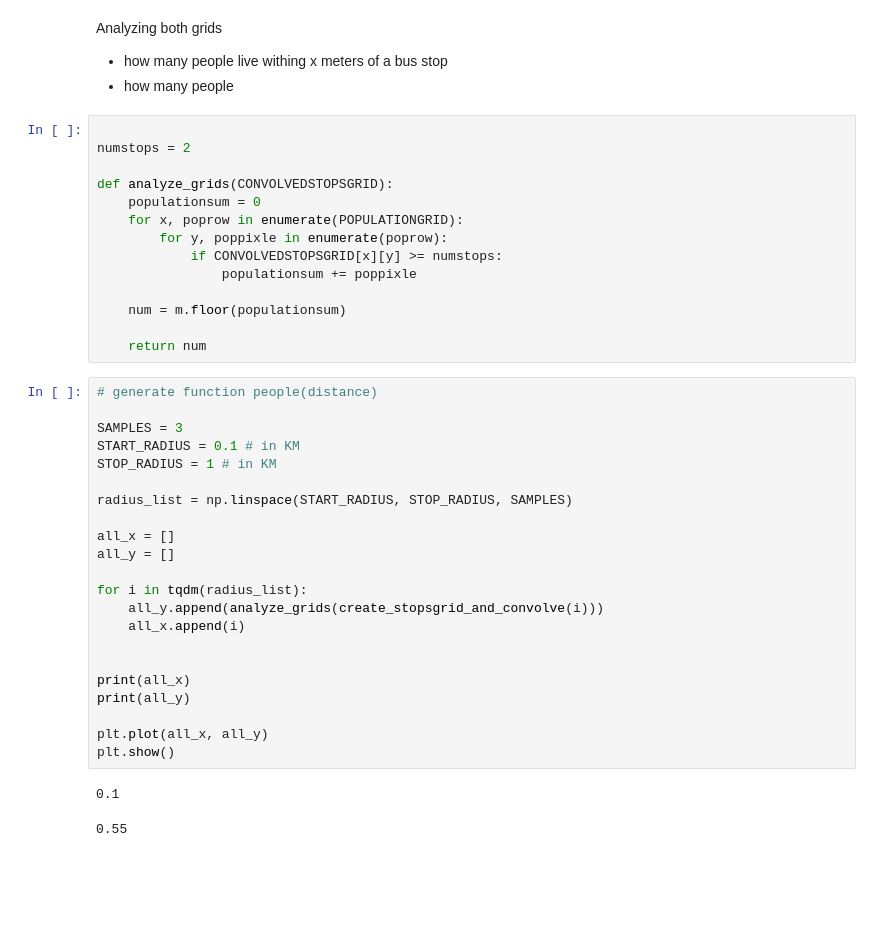
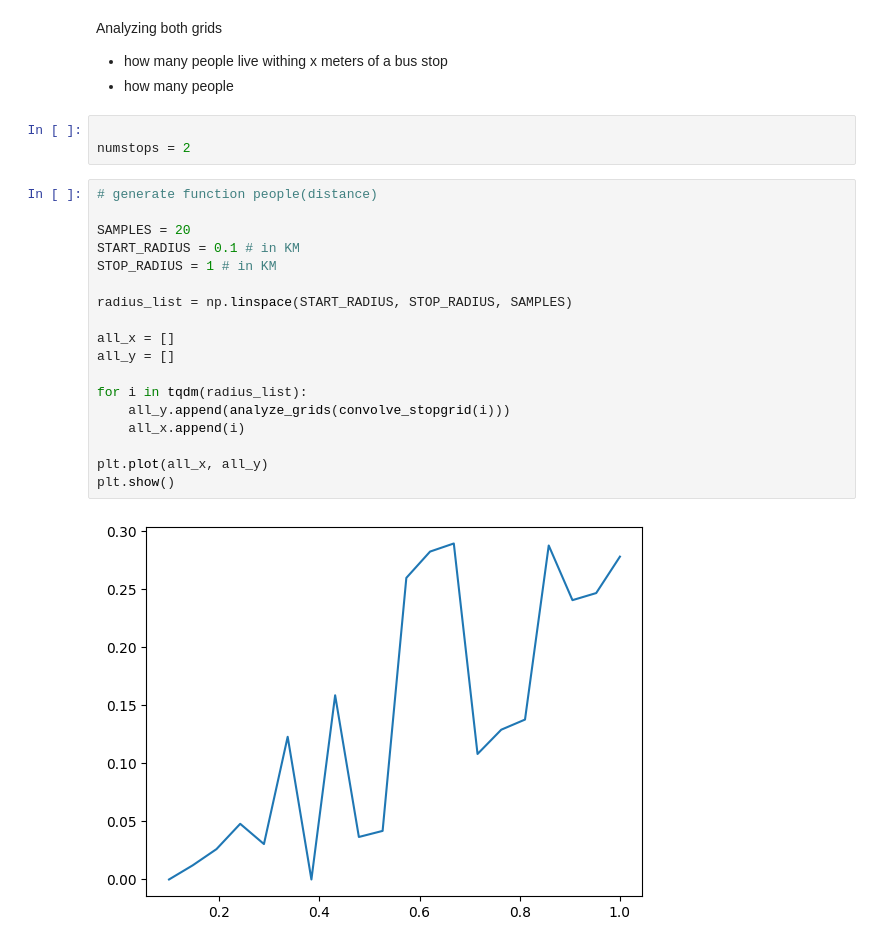
Before and after one commit to lauris-schleussner/Datascience2, a Jupyter notebook: population_density.ipynb, the cells around one changed output. Cells and saved outputs as stored; diff of their text form; blank space fills up the shorter version.

```diff
--- a/population_density.ipynb
+++ b/population_density.ipynb
@@ -191,42 +201,26 @@ if __name__ == "__main__":
 Analyzing both grids
 - how many people live withing x meters of a bus stop
 - how many people
-# %%
-
-numstops = 2
-
-def analyze_grids(CONVOLVEDSTOPSGRID):
-    populationsum = 0
-    for x, poprow in enumerate(POPULATIONGRID):
-        for y, poppixle in enumerate(poprow):
-            if CONVOLVEDSTOPSGRID[x][y] >= numstops:
-                populationsum += poppixle
-
-    num = m.floor(populationsum)
-
-    return num
+# %%
+
+numstops = 2
 # %%
 # generate function people(distance)
 
-SAMPLES = 3
+SAMPLES = 20
 START_RADIUS = 0.1 # in KM
 STOP_RADIUS = 1 # in KM
 
 radius_list = np.linspace(START_RADIUS, STOP_RADIUS, SAMPLES)
 
 all_x = []
 all_y = []
 
 for i in tqdm(radius_list):
-    all_y.append(analyze_grids(create_stopsgrid_and_convolve(i)))
+    all_y.append(analyze_grids(convolve_stopgrid(i)))
     all_x.append(i)
-
-
-print(all_x)
-print(all_y)
 
 plt.plot(all_x, all_y)
 plt.show()
 # %% [output]
-0.1
-0.55
+[figure, added]
```
Also changed, not shown: parts of 6 cells of this notebook, 13 other files.
